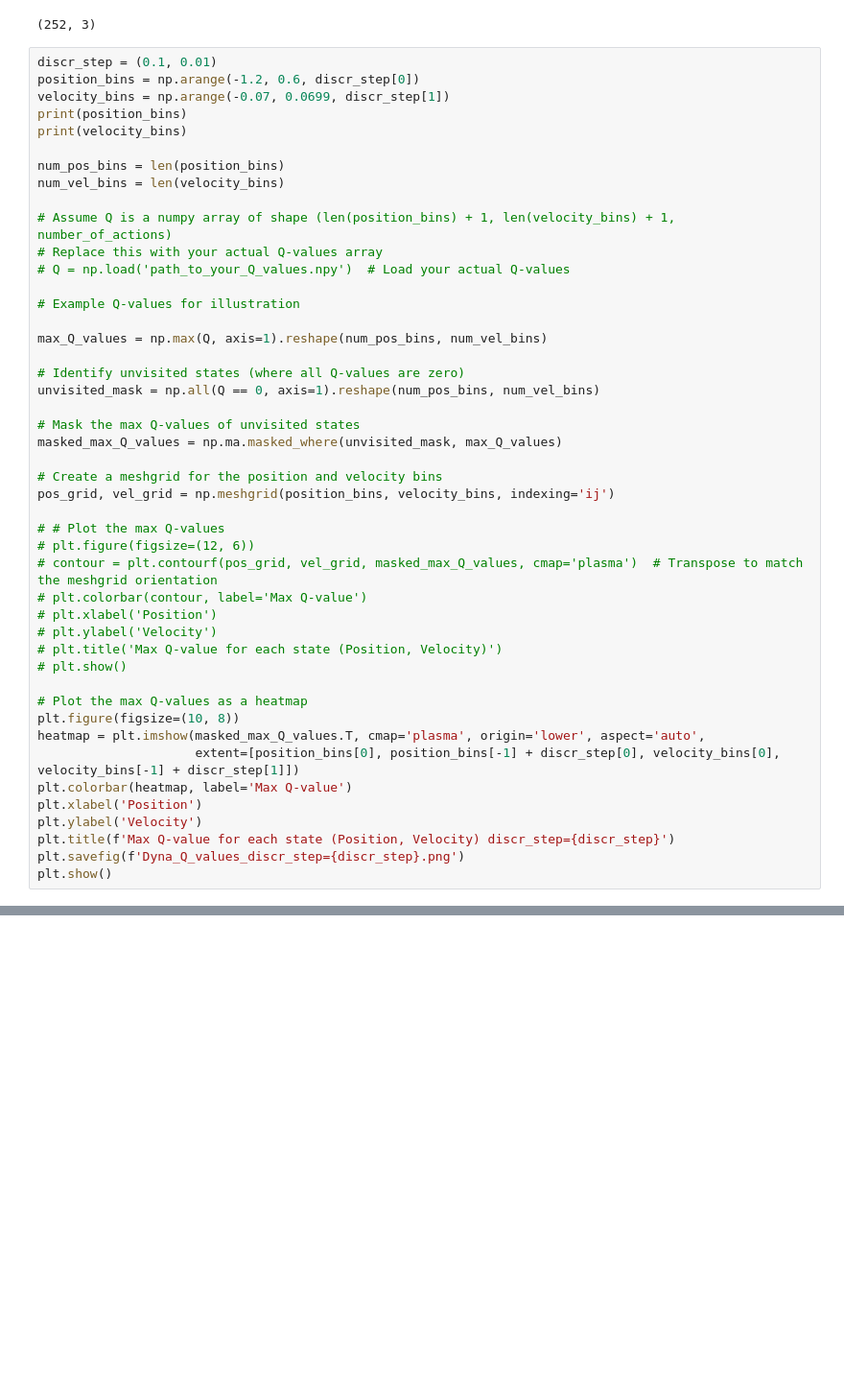
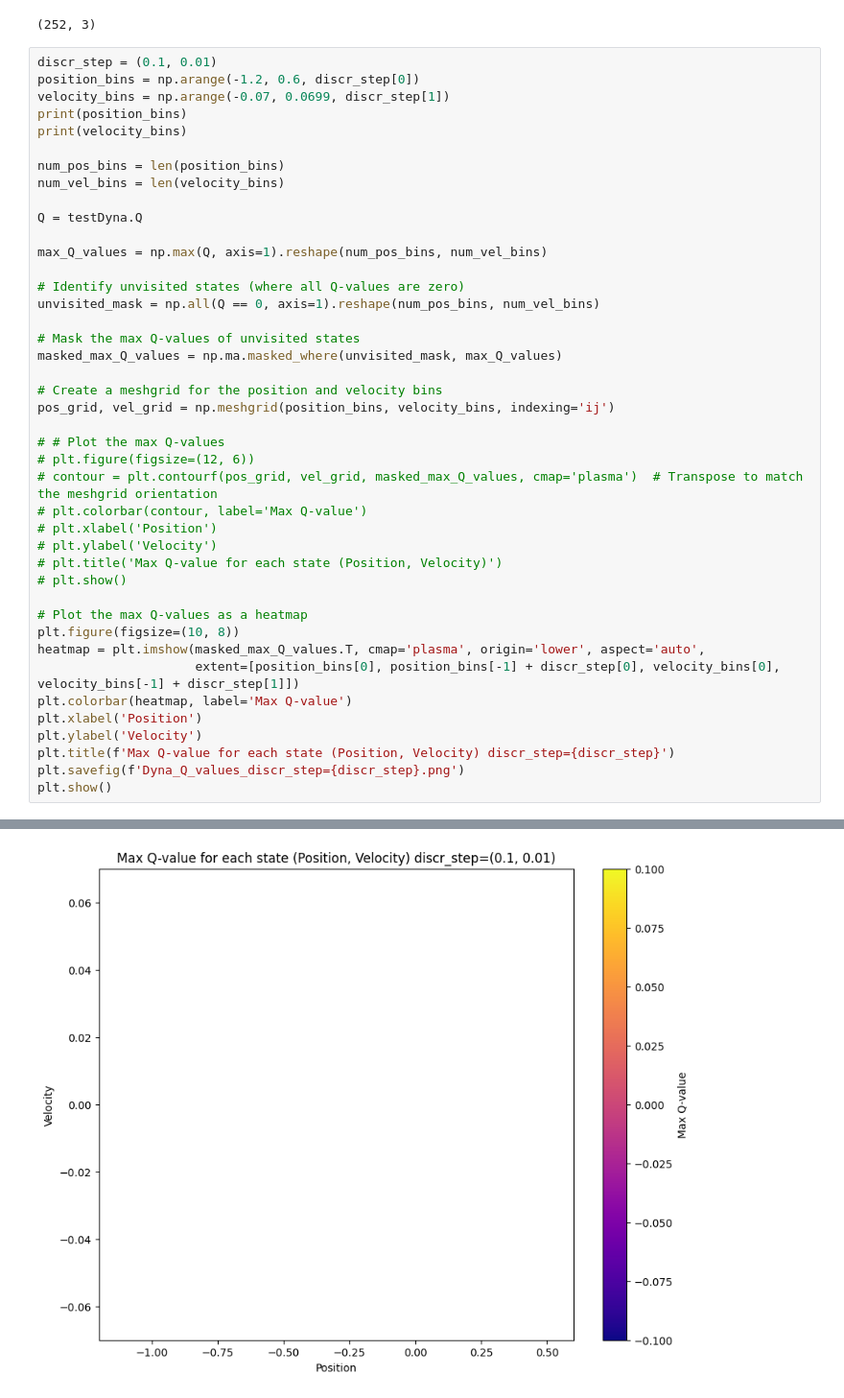
Before and after one commit to schiesser/MontainCar, a Jupyter notebook: Code/test_dyna.ipynb, the cells around one changed output, grey strips where cells are left out. Shown at 96% size. Saved outputs shown, nothing was run; the diff lists cells and outputs as text; blank space fills up the shorter version.

```diff
--- a/Code/test_dyna.ipynb
+++ b/Code/test_dyna.ipynb
@@ -86,11 +141,7 @@ print(velocity_bins)
 num_pos_bins = len(position_bins)
 num_vel_bins = len(velocity_bins)
 
-# Assume Q is a numpy array of shape (len(position_bins) + 1, len(velocity_bins) + 1, number_of_actions)
-# Replace this with your actual Q-values array
-# Q = np.load('path_to_your_Q_values.npy')  # Load your actual Q-values
-
-# Example Q-values for illustration
+Q = testDyna.Q
 
 max_Q_values = np.max(Q, axis=1).reshape(num_pos_bins, num_vel_bins)
 
@@ -126,0 +184 @@ NameError: name 'testDyna' is not defined
+[figure, added]
```
Also changed, not shown: parts of 5 cells of this notebook, 1 other file.
